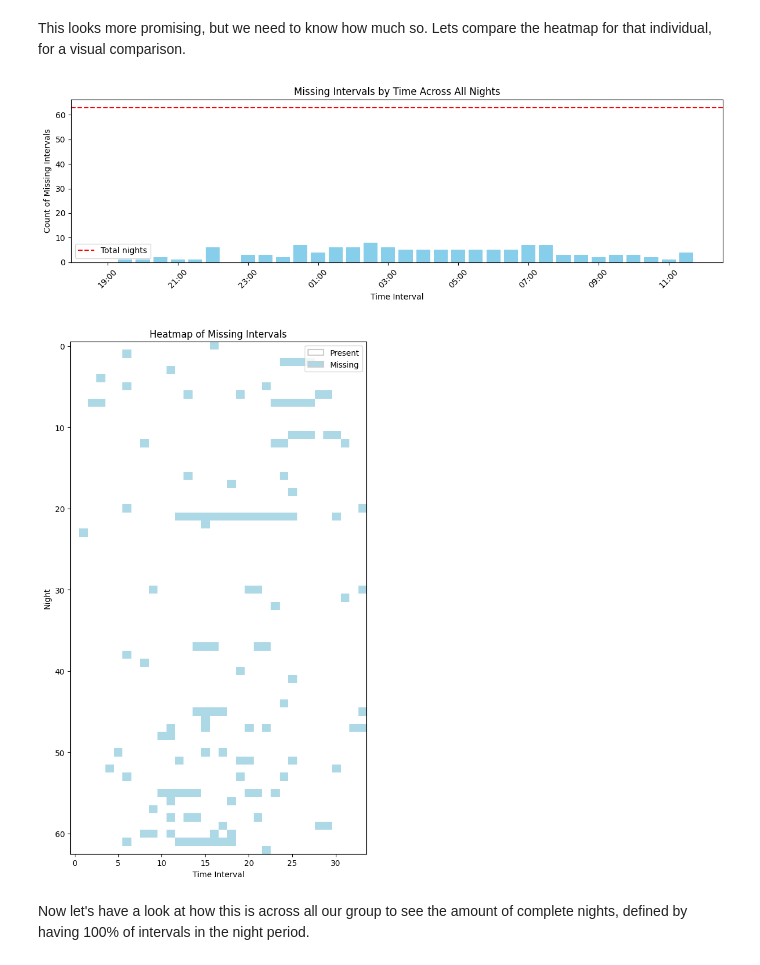
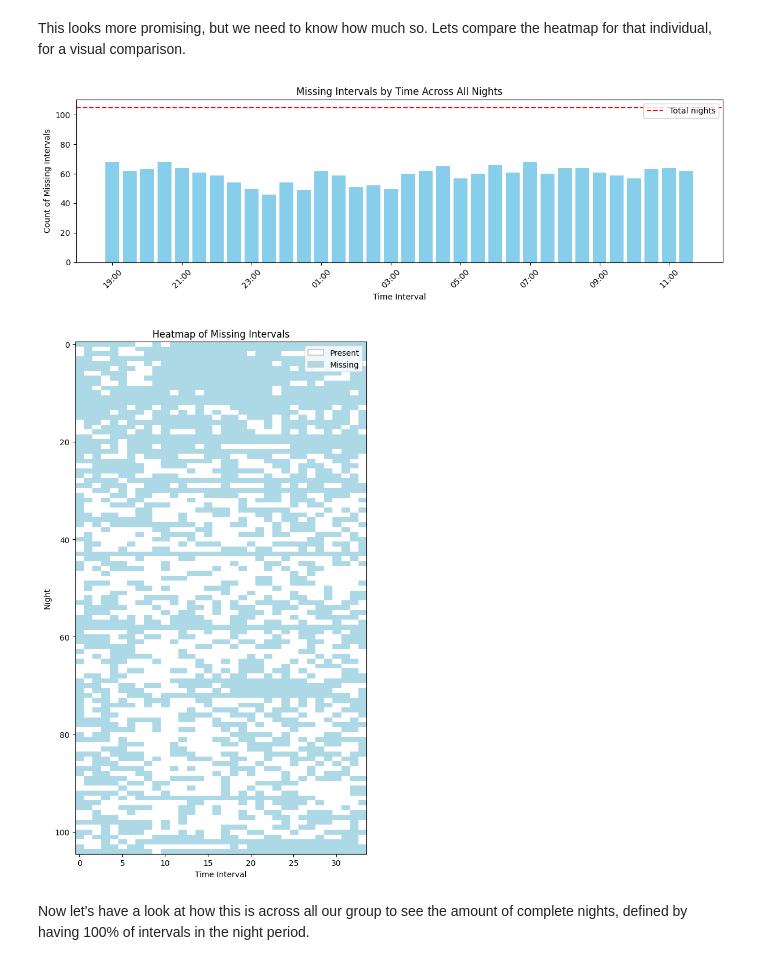
Before and after one commit to rdbrist/masters_project, a Jupyter notebook: notebooks/2.01-rd-candidate-selection-analysis.ipynb, the cells around one changed output. Cells and saved outputs as stored; diff of their text form; code cells hidden in the pictures.

```diff
--- a/notebooks/2.01-rd-candidate-selection-analysis.ipynb
+++ b/notebooks/2.01-rd-candidate-selection-analysis.ipynb
@@ -226,13 +207,13 @@ No stats per night have been calculated for 15634563. Returning no output.
 # %% [markdown]
 This looks more promising, but we need to know how much so. Lets compare the heatmap for that individual, for a visual comparison.
-# %%
-df_individual_30min = get_dfs_from_separated(separated, lowest_avg_missed_intervals.name)
-nights_30min = Nights(zip_id=lowest_avg_missed_intervals.name, df=df_individual_30min, sample_rate=30)
-nights_30min.plot_missing_intervals_histogram()
-nights_30min.plot_missingness_heatmap()
-# %% [output]
-[figure, removed]
-[figure, removed]
+# %%
+df_individual_30min = get_dfs_from_separated(separated, individual[0])
+nights_30min = Nights(zip_id=individual[0], df=df_individual_30min, sample_rate=30)
+nights_30min.plot_missing_intervals_histogram()
+nights_30min.plot_missingness_heatmap()
+# %% [output]
+[figure, added]
+[figure, added]
 # %% [markdown]
 Now let's have a look at how this is across all our group to see the amount of complete nights, defined by having 100% of intervals in the night period.
 # %%
```
Also changed, not shown: parts of 26 cells of this notebook, 2 other files.
